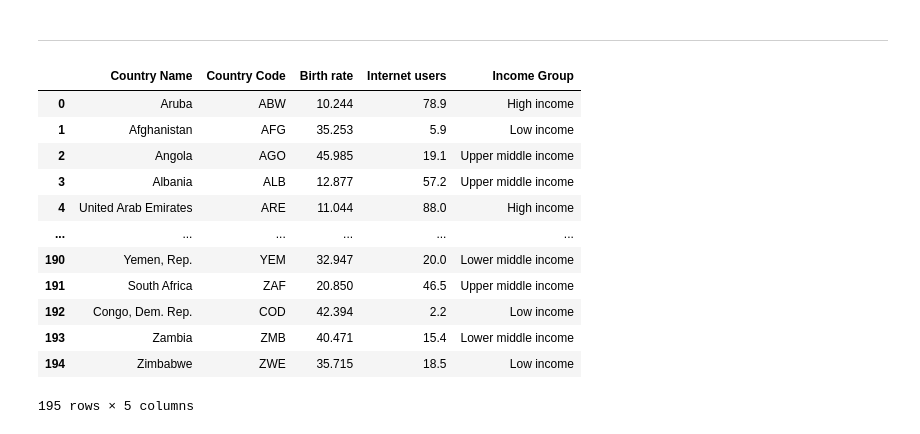
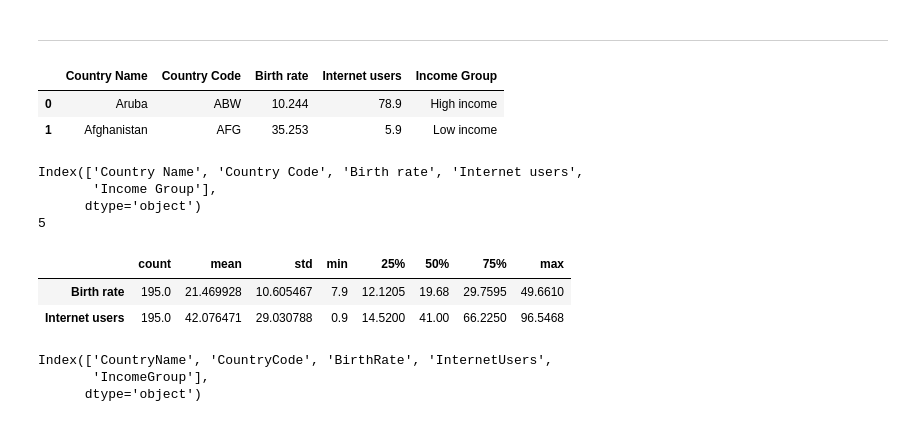
Before and after one commit to mareksturek/programming-basics, a Jupyter notebook: python_examples.ipynb, the cells around one changed output. Cells and saved outputs as stored; diff of their text form; code cells hidden in the pictures.

```diff
--- a/python_examples.ipynb
+++ b/python_examples.ipynb
@@ -69,20 +69,22 @@ print(profit_margin)
 # %%
 import os
 import pandas as pd
 os.chdir('//Users/mareksturek/Documents/GitHub/programming-basics/data')
 rawdata = pd.read_csv('demographic_data.csv')
-rawdata
+rawdata.head(2)
 # %% [output]
 |  | Country Name | Country Code | Birth rate | Internet users | Income Group |
 | 0 | Aruba | ABW | 10.244 | 78.9 | High income |
 | 1 | Afghanistan | AFG | 35.253 | 5.9 | Low income |
-| 2 | Angola | AGO | 45.985 | 19.1 | Upper middle income |
-| 3 | Albania | ALB | 12.877 | 57.2 | Upper middle income |
-| 4 | United Arab Emirates | ARE | 11.044 | 88.0 | High income |
-| ... | ... | ... | ... | ... | ... |
-| 190 | Yemen, Rep. | YEM | 32.947 | 20.0 | Lower middle income |
-| 191 | South Africa | ZAF | 20.850 | 46.5 | Upper middle income |
-| 192 | Congo, Dem. Rep. | COD | 42.394 | 2.2 | Low income |
-| 193 | Zambia | ZMB | 40.471 | 15.4 | Lower middle income |
-| 194 | Zimbabwe | ZWE | 35.715 | 18.5 | Low income |
-195 rows × 5 columns
+# %%
+print(rawdata.columns)
+print(len(rawdata.columns))
+rawdata.describe().transpose()
+# %% [output]
+Index(['Country Name', 'Country Code', 'Birth rate', 'Internet users',
+       'Income Group'],
+      dtype='object')
+5
+|  | count | mean | std | min | 25% | 50% | 75% | max |
+| Birth rate | 195.0 | 21.469928 | 10.605467 | 7.9 | 12.1205 | 19.68 | 29.7595 | 49.6610 |
+| Internet users | 195.0 | 42.076471 | 29.030788 | 0.9 | 14.5200 | 41.00 | 66.2250 | 96.5468 |
@@ -88,0 +94,6 @@ rawdata
+# %%
+rawdata.columns
+# %% [output]
+Index(['CountryName', 'CountryCode', 'BirthRate', 'InternetUsers',
+       'IncomeGroup'],
+      dtype='object')
```
Also changed, not shown: parts of 16 cells of this notebook.
